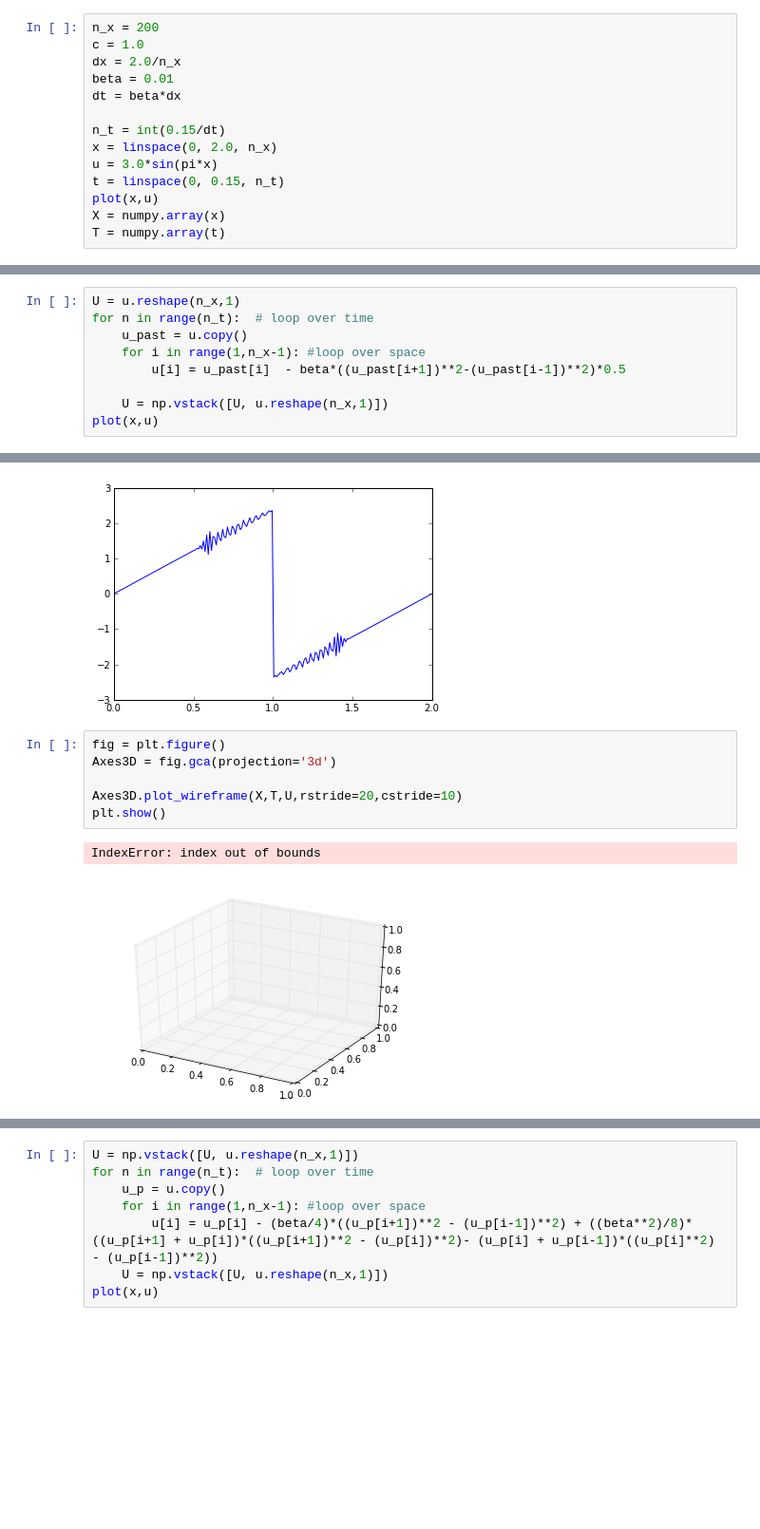
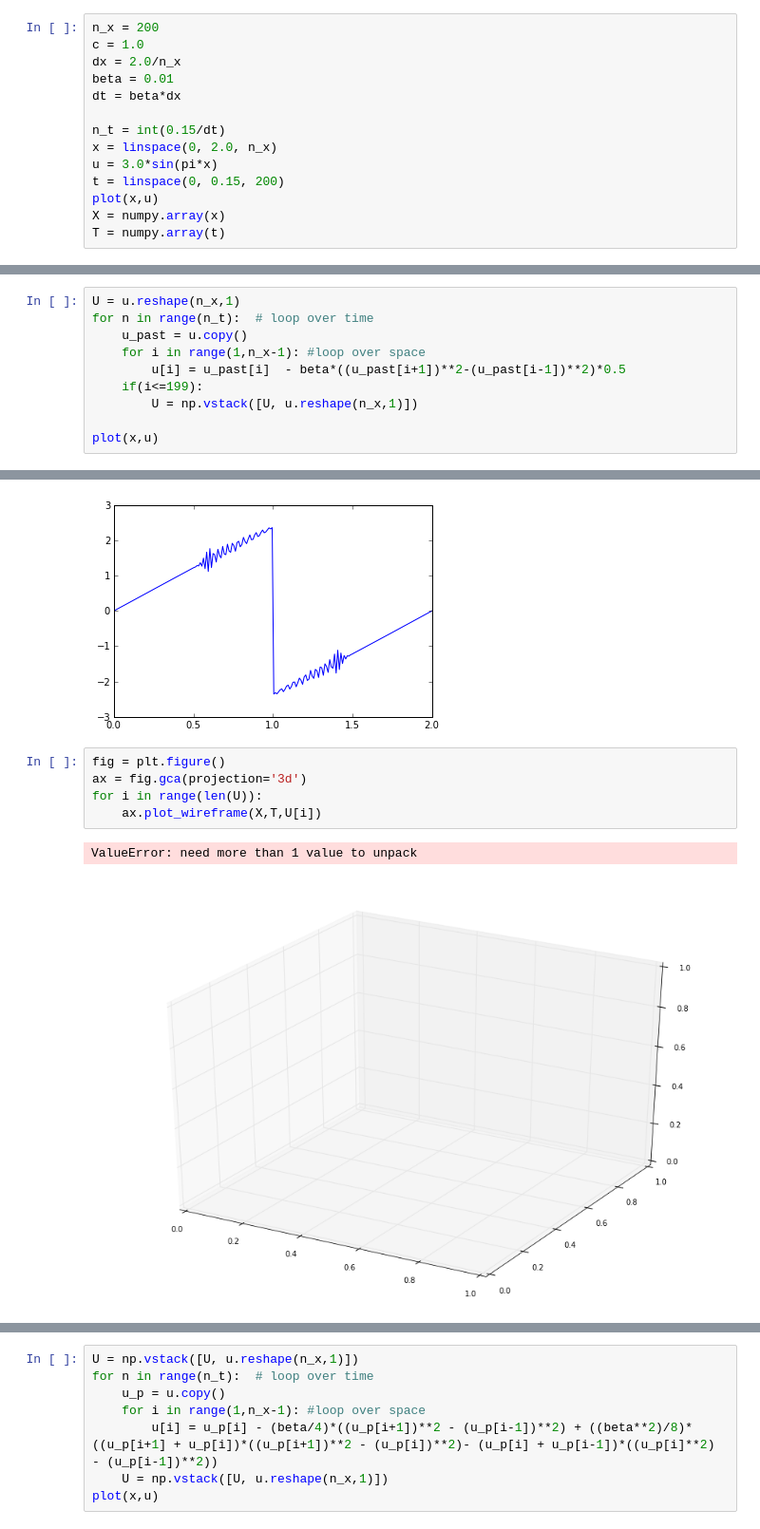
Before and after one commit to Jdbermeo/TareasComputacional, a Jupyter notebook: Tarea_7/Tarea 7.ipynb, the cells around one changed output, grey strips where cells are left out. Shown: that part at 95% size. Saved outputs shown, nothing was run; the diff lists cells and outputs as text; blank space fills up the shorter version.

```diff
--- a/Tarea_7/Tarea 7.ipynb
+++ b/Tarea_7/Tarea 7.ipynb
@@ -14,7 +16,7 @@ dt = beta*dx
 n_t = int(0.15/dt)
 x = linspace(0, 2.0, n_x)
 u = 3.0*sin(pi*x)
-t = linspace(0, 0.15, n_t)
+t = linspace(0, 0.15, 200)
 plot(x,u)
 X = numpy.array(x)
 T = numpy.array(t)
@@ -26,18 +28,18 @@ for n in range(n_t):  # loop over time
     u_past = u.copy()
     for i in range(1,n_x-1): #loop over space
         u[i] = u_past[i]  - beta*((u_past[i+1])**2-(u_past[i-1])**2)*0.5
+    if(i<=199):
+        U = np.vstack([U, u.reshape(n_x,1)])
 
-    U = np.vstack([U, u.reshape(n_x,1)])
 plot(x,u)
 # %% [output]
 [<matplotlib.lines.Line2D at 0x...>]
 [figure]
 # %%
 fig = plt.figure()
-Axes3D = fig.gca(projection='3d')
-
-Axes3D.plot_wireframe(X,T,U,rstride=20,cstride=10)
-plt.show()
+ax = fig.gca(projection='3d')
+for i in range(len(U)):
+    ax.plot_wireframe(X,T,U[i])
 # %% [output]
-IndexError: index out of bounds
+ValueError: need more than 1 value to unpack
-[figure, old version]
+[figure, new version]
```
Also changed, not shown: parts of 5 cells of this notebook.
